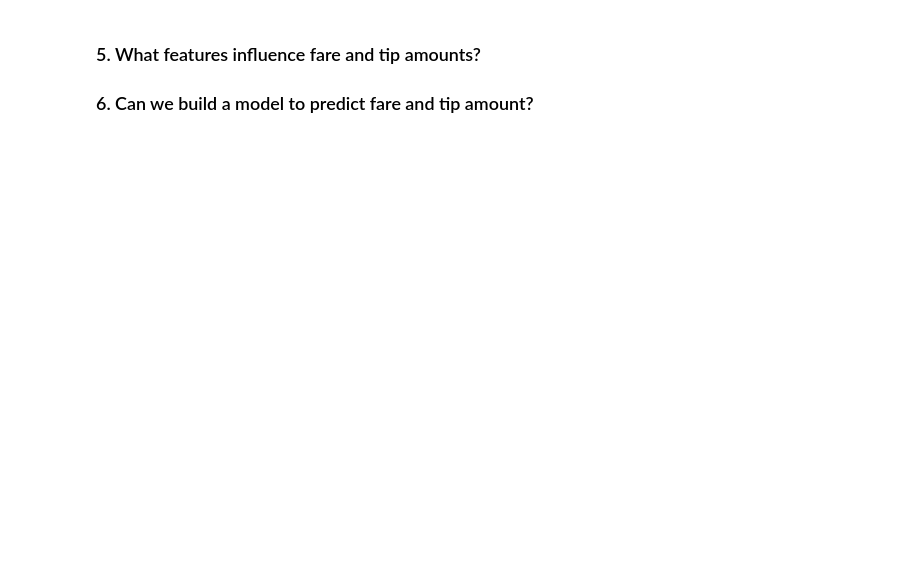
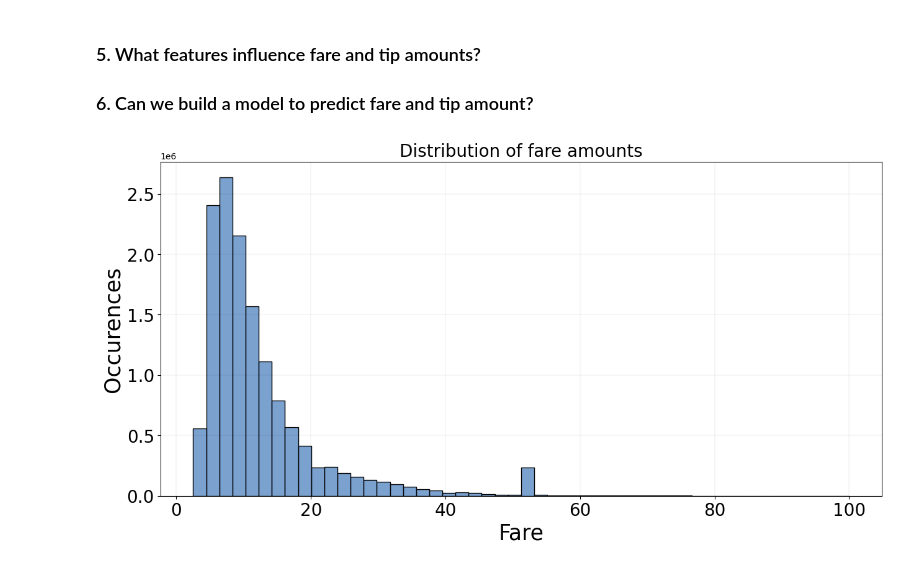
Before and after one commit to benmurphy97/nyc-taxi-cab, a Jupyter notebook: OpenQ-2.1+2-model-building-feature-importance.ipynb, the cells around one changed output. Saved outputs shown, nothing was run; the diff lists cells and outputs as text; code cells hidden in the pictures; blank space fills up the shorter version.

```diff
--- a/OpenQ-2.1+2-model-building-feature-importance.ipynb
+++ b/OpenQ-2.1+2-model-building-feature-importance.ipynb
@@ -13,9 +22,12 @@ os.getcwd()
 '/Users/benmurphy/Projects/nyc'
 # %%
 df = pd.read_csv('cleaned_trip_data.csv',
-                 usecols=['medallion',
-                          'pickup_hour', 'pickup_day_of_week', 'pickup_day_of_month',
-                          'tip_amount', 'fare_amount'
+                 usecols=[#'pickup_hour', 'pickup_day_of_week', 'rate_code',
+                          'trip_time_in_secs', 'passenger_count', 'trip_distance',
+                          'pickup_latitude', 'pickup_longitude',
+                         # 'dropoff_latitude', 'dropoff_longitude',
+                          'tip_amount',
+                          'fare_amount'
                          ])
 
 df.head()
@@ -22,3 +41,24 @@ df.head()
 # %% [markdown]
 ### 5. What features influence fare and tip amounts?
 ### 6. Can we build a model to predict fare and tip amount?
+# %%
+# create a subplot with12 rows and 1 columns
+fig, ax = plt.subplots(1,1, figsize=(15, 7))
+
+sns.histplot(data=df[df['fare_amount']<100],
+               x='fare_amount',
+               color='#4F82C0',
+            bins=50)
+
+ax.axes.set_title("Distribution of fare amounts",fontsize=20)
+ax.set_xlabel("Fare",fontsize=25)
+ax.set_ylabel("Occurences",fontsize=25)
+
+ax.yaxis.set_tick_params(labelsize = 20);
+ax.xaxis.set_tick_params(labelsize = 20);
+
+plt.grid(True, color='black', linewidth=.05)
+
+plt.show()
+# %% [output]
+[figure, added]
```
Also changed, not shown: parts of 35 cells of this notebook.
